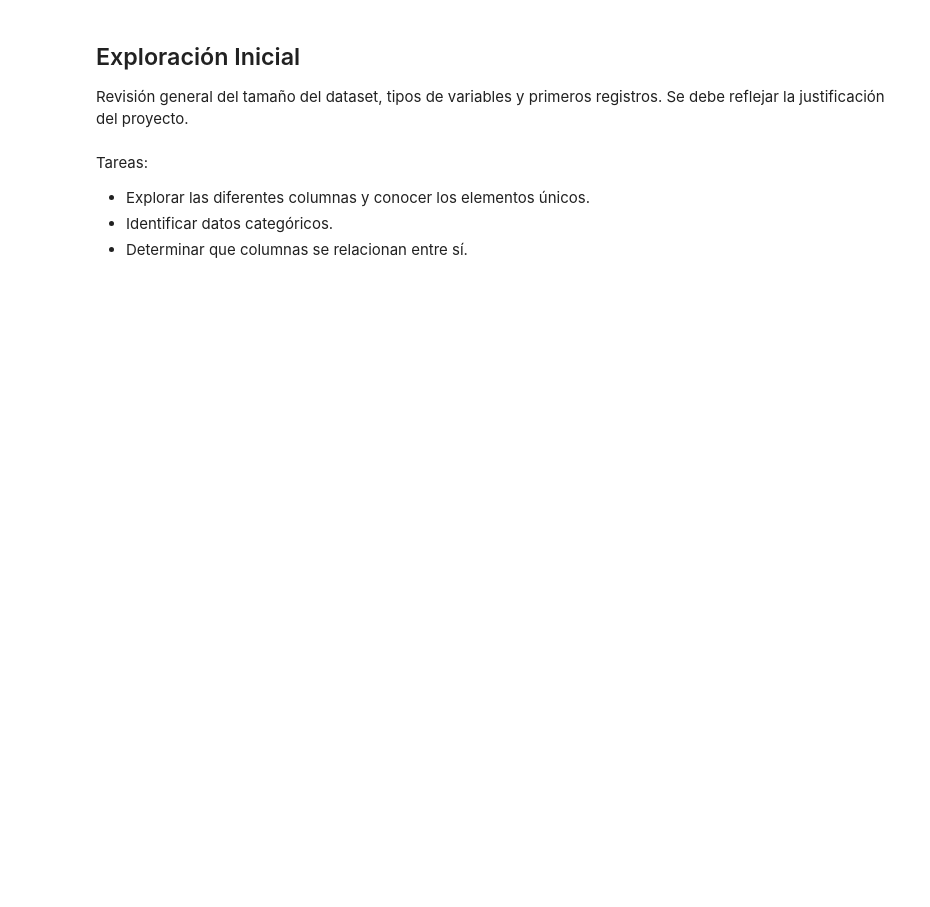
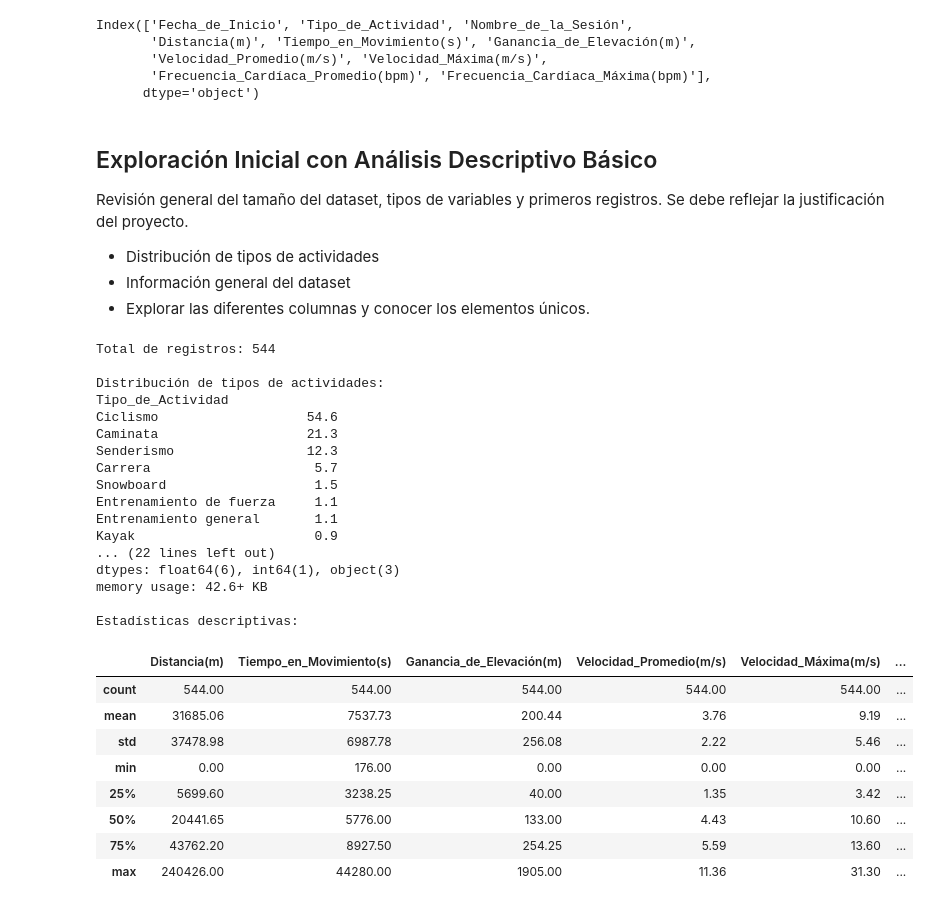
Before and after one commit to Gylla/Proyecto-Integrador, a Jupyter notebook: Proyecto_Strava.ipynb, the cells around one changed output. Cells and saved outputs as stored; diff of their text form; code cells hidden in the pictures; blank space fills up the shorter version.

```diff
--- a/Proyecto_Strava.ipynb
+++ b/Proyecto_Strava.ipynb
@@ -26,9 +206,58 @@ df = pd.read_csv('strava_data.csv')
+# %%
+df.columns
+# %% [output]
+Index(['Fecha_de_Inicio', 'Tipo_de_Actividad', 'Nombre_de_la_Sesión',
+       'Distancia(m)', 'Tiempo_en_Movimiento(s)', 'Ganancia_de_Elevación(m)',
+       'Velocidad_Promedio(m/s)', 'Velocidad_Máxima(m/s)',
+       'Frecuencia_Cardíaca_Promedio(bpm)', 'Frecuencia_Cardíaca_Máxima(bpm)'],
+      dtype='object')
 # %% [markdown]
-## Exploración Inicial
+## Exploración Inicial con Análisis Descriptivo Básico
 Revisión general del tamaño del dataset, tipos de variables y primeros registros. Se debe reflejar la justificación del proyecto.
+- Distribución de tipos de actividades
+- Información general del dataset
+- Explorar las diferentes columnas y conocer los elementos únicos.
-# %% [markdown]
-Tareas:
-
-*   Explorar las diferentes columnas y conocer los elementos únicos.
-*   Identificar datos categóricos.
-*   Determinar que columnas se relacionan entre sí.
+# %%
+# 1. Total de registros
+total_registros = df.shape[0]
+print(f"Total de registros: {total_registros}")
+
+# 2. Tipos de actividades y su distribución porcentual
+actividades = df['Tipo_de_Actividad'].value_counts(normalize=True) * 100
+print("\nDistribución de tipos de actividades:")
+print(actividades.round(1))
+
+# 3. Información general del dataset
+print("\nInformación general del dataset:")
+df.info()
+
+# 4. Estadísticas descriptivas de variables numéricas
+print("\nEstadísticas descriptivas:")
+df.describe().round(2)
+# %% [output]
+Total de registros: 544
+
+Distribución de tipos de actividades:
+Tipo_de_Actividad
+Ciclismo                   54.6
+Caminata                   21.3
+Senderismo                 12.3
+Carrera                     5.7
+Snowboard                   1.5
+Entrenamiento de fuerza     1.1
+Entrenamiento general       1.1
+Kayak                       0.9
+... (22 lines left out)
+dtypes: float64(6), int64(1), object(3)
+memory usage: 42.6+ KB
+
+Estadísticas descriptivas:
+|  | Distancia(m) | Tiempo_en_Movimiento(s) | Ganancia_de_Elevación(m) | Velocidad_Promedio(m/s) | Velocidad_Máxima(m/s) | ... |
+| count | 544.00 | 544.00 | 544.00 | 544.00 | 544.00 | ... |
+| mean | 31685.06 | 7537.73 | 200.44 | 3.76 | 9.19 | ... |
+| std | 37478.98 | 6987.78 | 256.08 | 2.22 | 5.46 | ... |
+| min | 0.00 | 176.00 | 0.00 | 0.00 | 0.00 | ... |
+| 25% | 5699.60 | 3238.25 | 40.00 | 1.35 | 3.42 | ... |
+| 50% | 20441.65 | 5776.00 | 133.00 | 4.43 | 10.60 | ... |
+| 75% | 43762.20 | 8927.50 | 254.25 | 5.59 | 13.60 | ... |
+| max | 240426.00 | 44280.00 | 1905.00 | 11.36 | 31.30 | ... |
```
Also changed, not shown: parts of 54 cells of this notebook.
